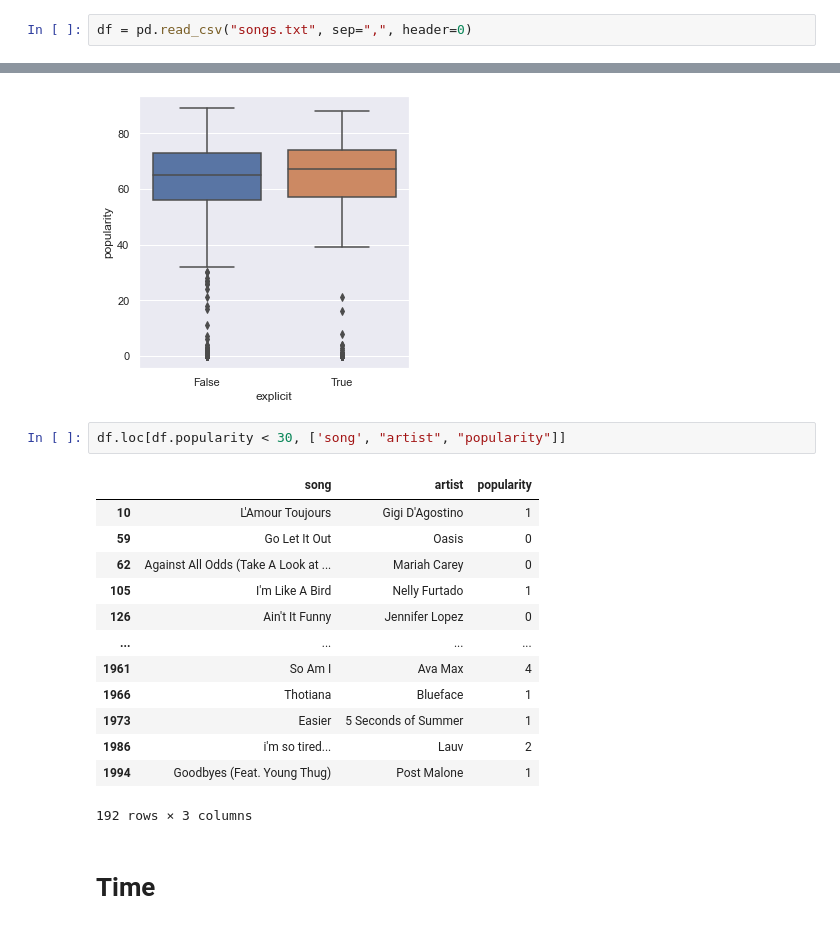
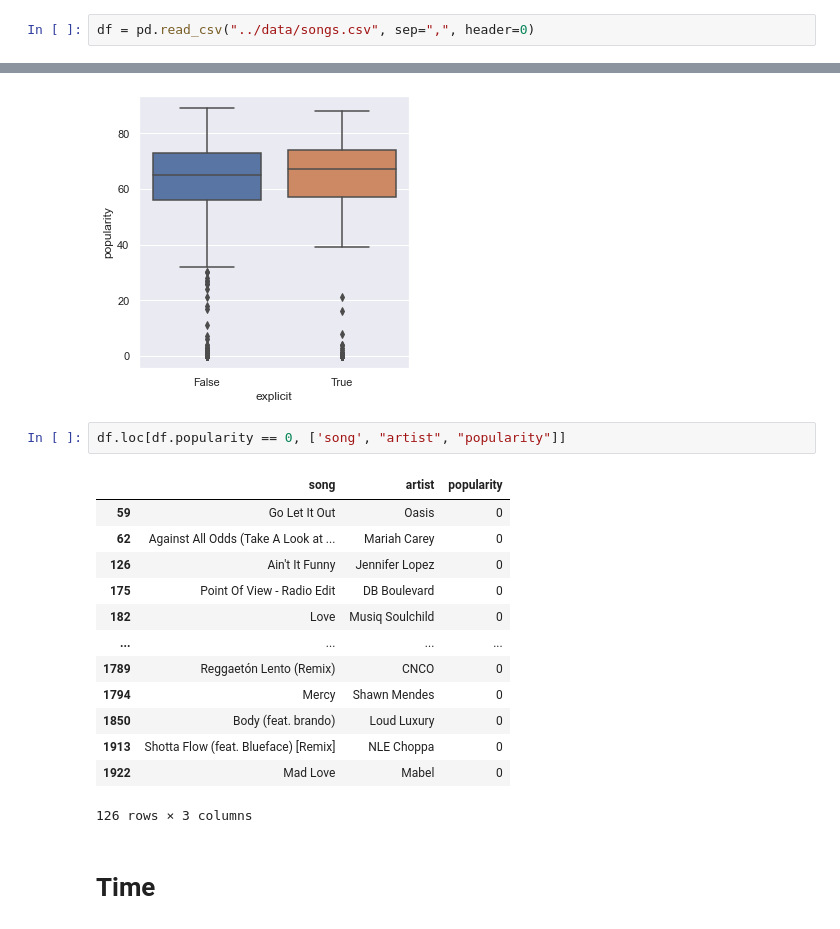
Before and after one commit to Gauss-PWr/EDA_project, a Jupyter notebook: solutions/KJ.ipynb, the cells around one changed output, grey strips where cells are left out. Cells and saved outputs as stored; diff of their text form.

```diff
--- a/solutions/KJ.ipynb
+++ b/solutions/KJ.ipynb
@@ -5,7 +5,7 @@ import matplotlib.pyplot as plt
 import seaborn as sns
 import statistics
 # %%
-df = pd.read_csv("songs.txt", sep=",", header=0)
+df = pd.read_csv("../data/songs.csv", sep=",", header=0)
 # %%
 df.head()
 # %% [output]
@@ -178,21 +178,21 @@ plt.show()
 # %% [output]
 [figure]
 # %%
-df.loc[df.popularity < 30, ['song', "artist", "popularity"]]
+df.loc[df.popularity == 0, ['song', "artist", "popularity"]]
 # %% [output]
 |  | song | artist | popularity |
-| 10 | L'Amour Toujours | Gigi D'Agostino | 1 |
 | 59 | Go Let It Out | Oasis | 0 |
 | 62 | Against All Odds (Take A Look at ... | Mariah Carey | 0 |
-| 105 | I'm Like A Bird | Nelly Furtado | 1 |
 | 126 | Ain't It Funny | Jennifer Lopez | 0 |
+| 175 | Point Of View - Radio Edit | DB Boulevard | 0 |
+| 182 | Love | Musiq Soulchild | 0 |
 | ... | ... | ... | ... |
-| 1961 | So Am I | Ava Max | 4 |
-| 1966 | Thotiana | Blueface | 1 |
-| 1973 | Easier | 5 Seconds of Summer | 1 |
-| 1986 | i'm so tired... | Lauv | 2 |
-| 1994 | Goodbyes (Feat. Young Thug) | Post Malone | 1 |
+| 1789 | Reggaetón Lento (Remix) | CNCO | 0 |
+| 1794 | Mercy | Shawn Mendes | 0 |
+| 1850 | Body (feat. brando) | Loud Luxury | 0 |
+| 1913 | Shotta Flow (feat. Blueface) [Remix] | NLE Choppa | 0 |
+| 1922 | Mad Love | Mabel | 0 |
-192 rows × 3 columns
+126 rows × 3 columns
 # %% [markdown]
 # Time
 # %%
```
Also changed, not shown: parts of 9 cells of this notebook, 2 other files.
